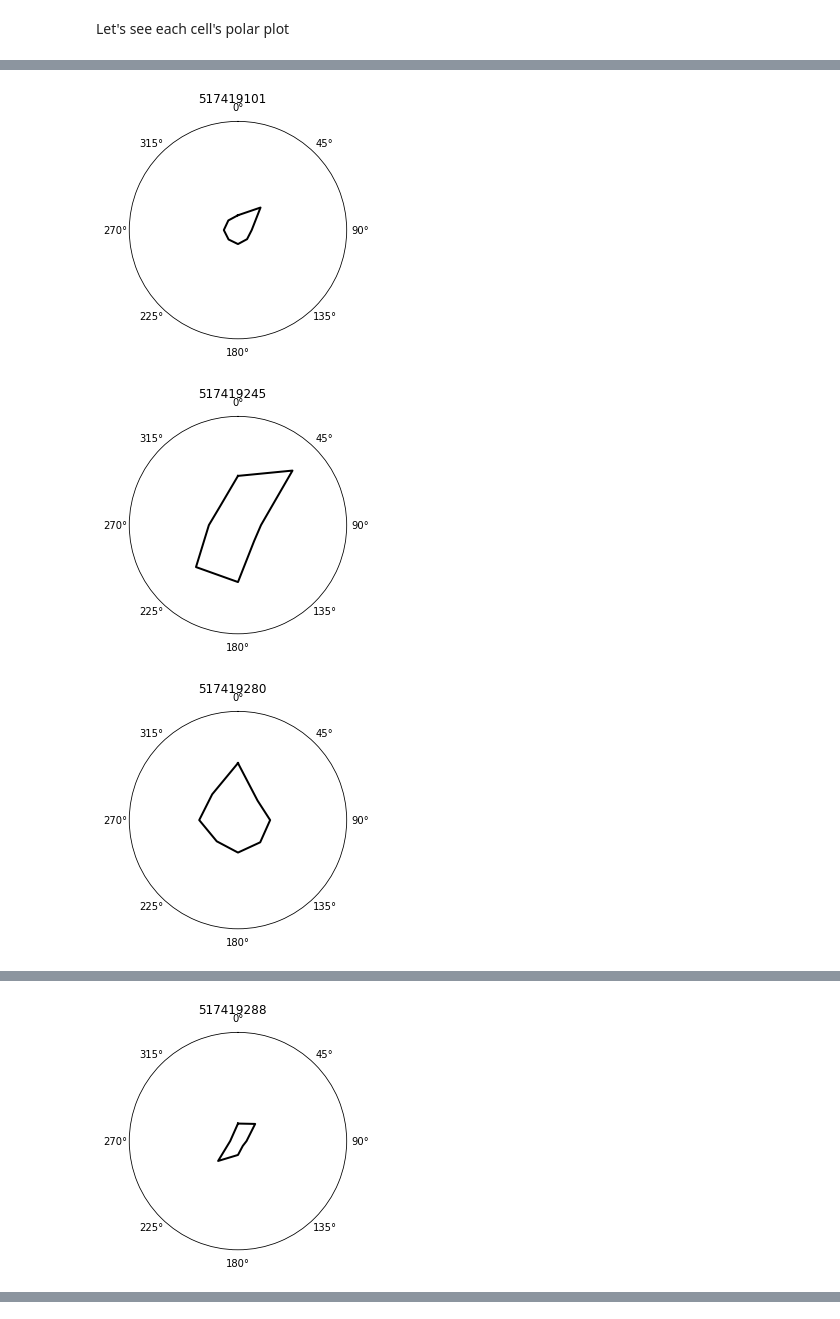
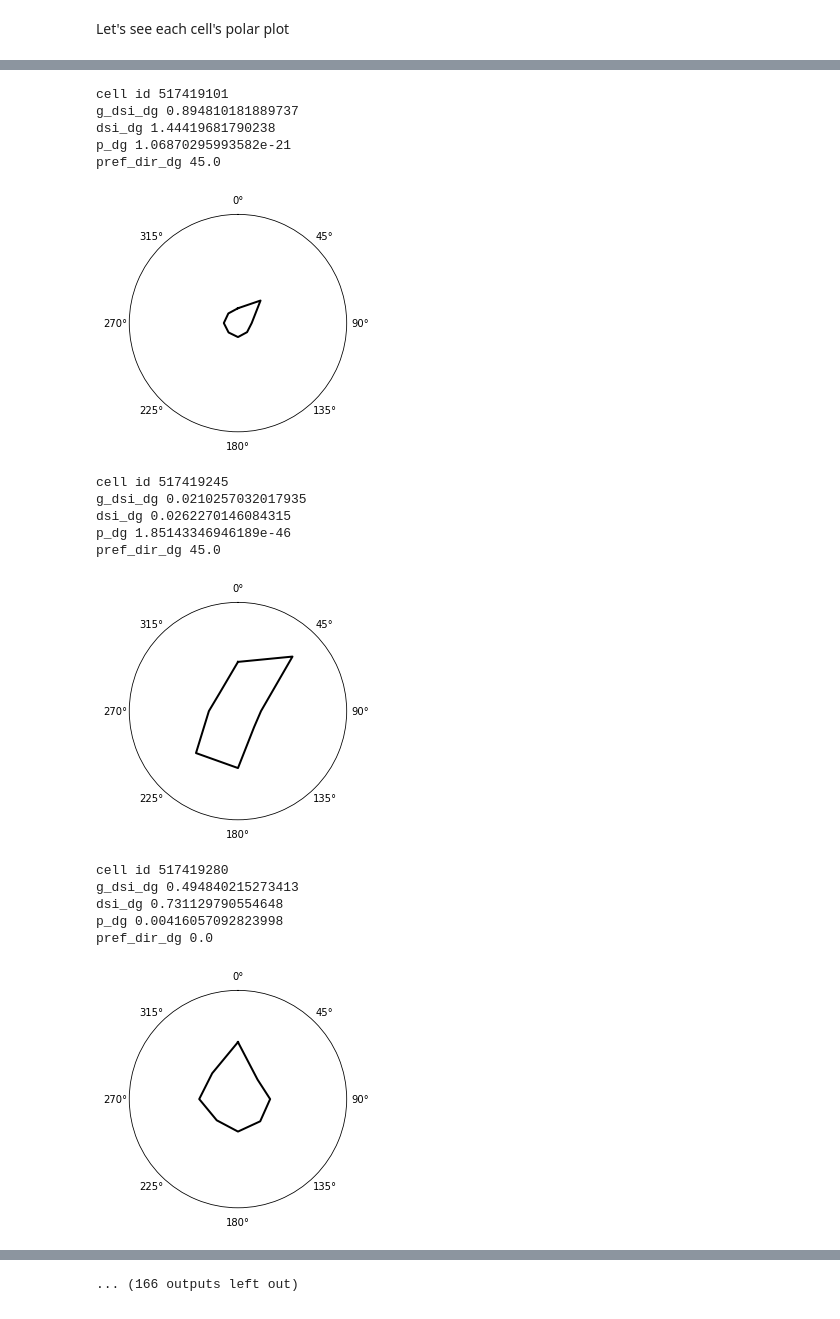
Before and after one commit to AllenInstitute/swdb_2019_student, a Jupyter notebook: visionaries/notebooks/e2e_polarplots.ipynb, the cells around one changed output, grey strips where cells are left out. Saved outputs shown, nothing was run; the diff lists cells and outputs as text; code cells hidden in the pictures.

Commit message:
For each cell, show [polar, dsi, g_dsi, p_val]. Also fixed e2e notebook bug

```diff
--- a/visionaries/notebooks/e2e_polarplots.ipynb
+++ b/visionaries/notebooks/e2e_polarplots.ipynb
@@ -89,7 +90,7 @@ cells = pd.DataFrame.from_records(cells)
 
 dg_response_filter = get_dg_response_filter_from_saskia()
 in_category_cells = cells[cells.experiment_container_id == ec_id]
-responsive_cells = get_filtered_cells(in_category_cells, dg_response_filter)
+filtered_cells = get_filtered_cells(in_category_cells, dg_response_filter)
 print ("In this experiment, we have", len(in_category_cells),
-       "cells, but after filtering for responsive, we have", len(responsive_cells), "cells")
+       "cells, but after filtering, we have", len(filtered_cells), "cells")
 # %% [output]
@@ -98,7 +99,7 @@ In this experiment, we have 243 cells, but after filtering for responsive, we ha
 thetas = []
 rs = []
 cell_ids = []
-for cell_specimen_id in responsive_cells.cell_specimen_id:
+for cell_specimen_id in filtered_cells.cell_specimen_id:
     one_cell_polar_data_dict = get_avg_normalized_response(
         boc=boc,
         session_id=exp_id,
@@ -125,8 +126,14 @@ polar_plot_population(ax=axes,
 Let's see each cell's polar plot
 # %%
 for i in range(len(thetas)):
+    cell_id = cell_ids[i]
+    print ("cell id", cell_id)
+    cell_df = filtered_cells[filtered_cells.cell_specimen_id == cell_id]
+    print ("g_dsi_dg", cell_df.g_dsi_dg.values[0])
+    print ("dsi_dg", cell_df.dsi_dg.values[0])
+    print ("p_dg", cell_df.p_dg.values[0])
+    print ("pref_dir_dg", cell_df.pref_dir_dg.values[0])
     fig, axes = plt.subplots(nrows=1, ncols=1, subplot_kw=dict(polar=True))
-    cell_id = cell_ids[i]
     polar_plot(axes, thetas[i], rs[i])
-    fig.suptitle(cell_id)
+    plt.show()
 # %% [output]
@@ -135,3 +152,18 @@ for i in range(len(thetas)):
+cell id 517419101
+g_dsi_dg 0.894810181889737
+dsi_dg 1.44419681790238
+p_dg 1.06870295993582e-21
+pref_dir_dg 45.0
-[figure, old version]
+[figure, new version]
+cell id 517419245
+g_dsi_dg 0.0210257032017935
+dsi_dg 0.0262270146084315
+p_dg 1.85143346946189e-46
+pref_dir_dg 45.0
-[figure, old version]
+[figure, new version]
+cell id 517419280
+g_dsi_dg 0.494840215273413
+dsi_dg 0.731129790554648
+p_dg 0.00416057092823998
+pref_dir_dg 0.0
-[figure, old version]
+[figure, new version]
@@ -139 +175,0 @@ for i in range(len(thetas)):
-[figure, removed]
@@ -145,0 +176 @@ for i in range(len(thetas)):
+... (166 outputs left out)
```
Also changed, not shown: parts of 4 cells of this notebook.
